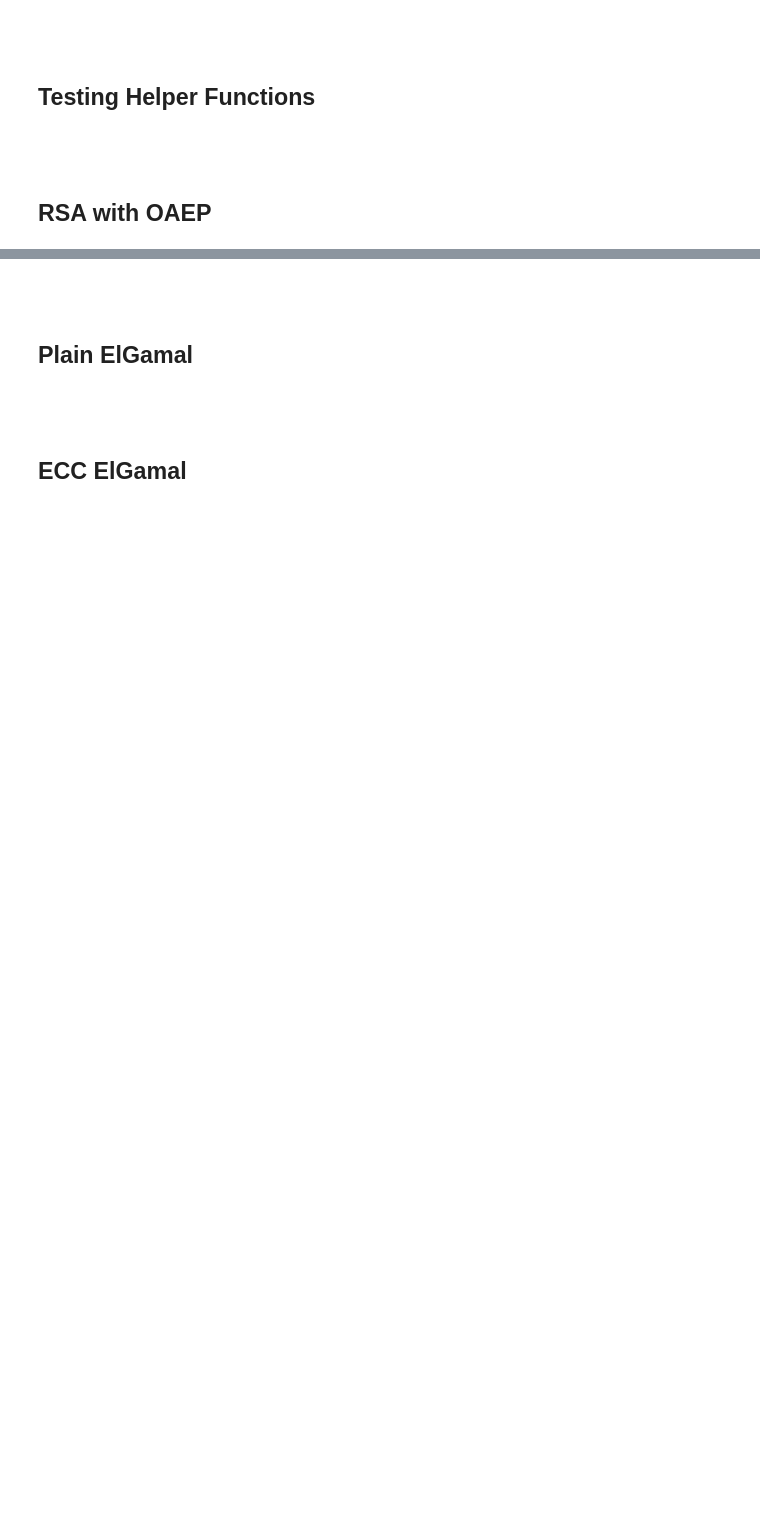
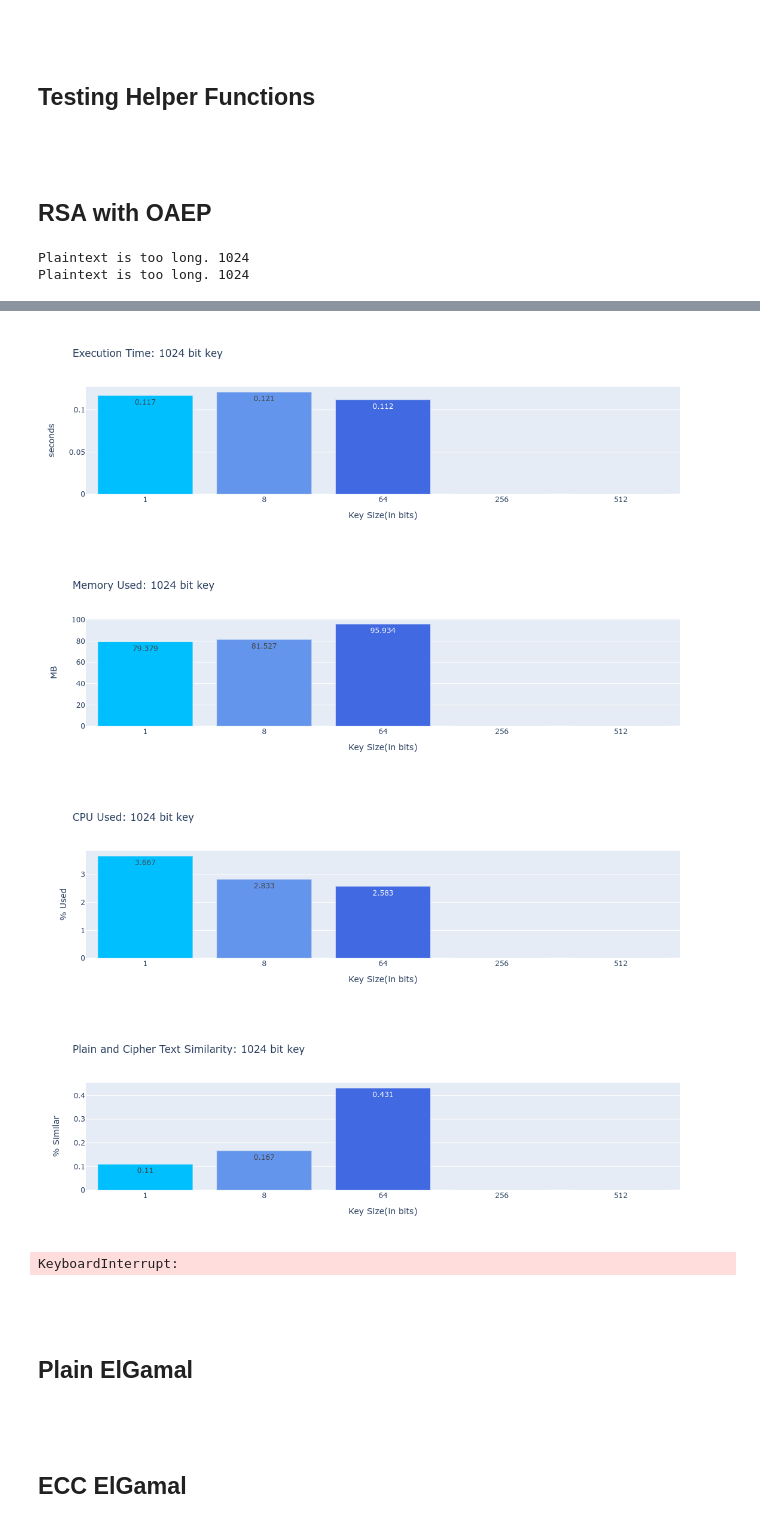
Before and after one commit to VirangParekh/Rabin-Research, a Jupyter notebook: tests.ipynb, the cells around one changed output, grey strips where cells are left out. Drawn from its saved outputs; the diff is of its cells as text; code cells hidden in the pictures; blank space fills up the shorter version.

```diff
--- a/tests.ipynb
+++ b/tests.ipynb
@@ -107,12 +109,11 @@ def drawGraph(graph_vals: list, key_size: int, save_path: Path, test_param: str,
     test_param : str
         Name of parameter tested
     """
-    fig = px.Figure([px.Bar(x=message_sizes, y=graph_vals, text=graph_vals, textposition='auto')])
+    fig = px.Figure([px.Bar(x=message_sizes, y=graph_vals, text=graph_vals, textposition='auto', marker_color=['deepskyblue', 'cornflowerblue', 'royalblue', 'mediumblue', 'navy'])])
     fig.update_layout(
     title=f"{test_param}: {key_size} bit key",
     xaxis_title="Key Size(in bits)",
     yaxis_title=y_val,
-    marker_color=['deepskyblue', 'cornflowerblue', 'royalblue', 'mediumblue', 'navy'],
     )
 
     fig.show()
@@ -136,12 +137,12 @@ def benchCode(benchFunc, *args):
     doNothing(5)
     curr_cpu_use = psutil.getloadavg()[0] / psutil.cpu_count() * 100
 
-    meter.start(tag='foo')
-    doNothing(5)
-    meter.record(tag='bar')
-    benchFunc(*args)
-    meter.stop()
-    curr_power = meter.get_trace()
+    # meter.start(tag='foo')
+    # doNothing(5)
+    # meter.record(tag='bar')
+    # benchFunc(*args)
+    # meter.stop()
+    # curr_power = meter.get_trace()
 
     doNothing(5)
     plain_text, cipher_text = benchFunc(*args)
@@ -150,7 +151,7 @@ def benchCode(benchFunc, *args):
     wall_time.append(round(curr_time.average, 3))
     mem_use.append(round(curr_mem, 3))
     cpu_use.append(round(curr_cpu_use, 3))
-    power_consumed.append(curr_power) Please check which value to append
+    # power_consumed.append(curr_power) Please check which value to append
     similarity.append(round((plain_cipher_sim*10), 3))
 # %% [markdown]
 <br>
@@ -181,5 +182,8 @@ for key in key_sizes:
     drawGraph(wall_time, key, dir_path, "Execution Time", "seconds")
     drawGraph(mem_use, key, dir_path, "Memory Used", "MB")
     drawGraph(cpu_use, key, dir_path, "CPU Used", "% Used")
-    drawGraph(power_consumed, key, dir_path, "Power Consumed")
+    # drawGraph(power_consumed, key, dir_path, "Power Consumed", "Watts")
     drawGraph(similarity, key, dir_path, "Plain and Cipher Text Similarity", "% Similar")
+# %% [output]
+Plaintext is too long. 1024
+Plaintext is too long. 1024
@@ -186,3 +191,8 @@ for key in key_sizes:
+[figure, added]
+[figure, added]
+[figure, added]
+[figure, added]
+KeyboardInterrupt:
 # %% [markdown]
 <br>
 # %% [markdown]
```
Also changed, not shown: parts of 4 cells of this notebook.
